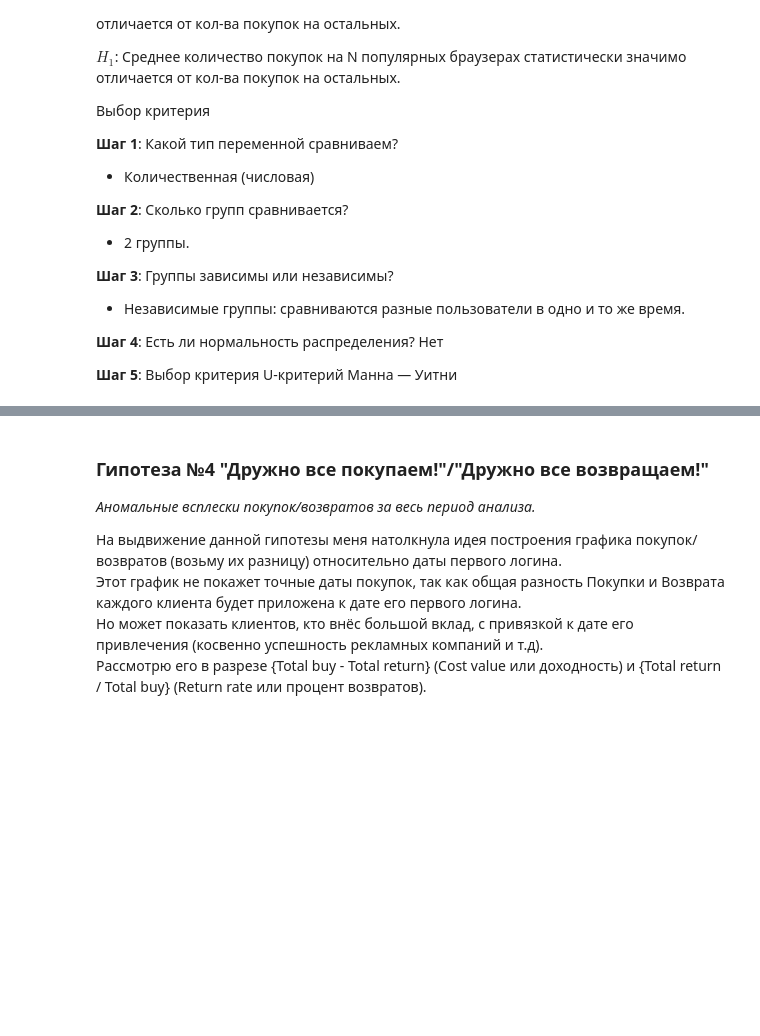
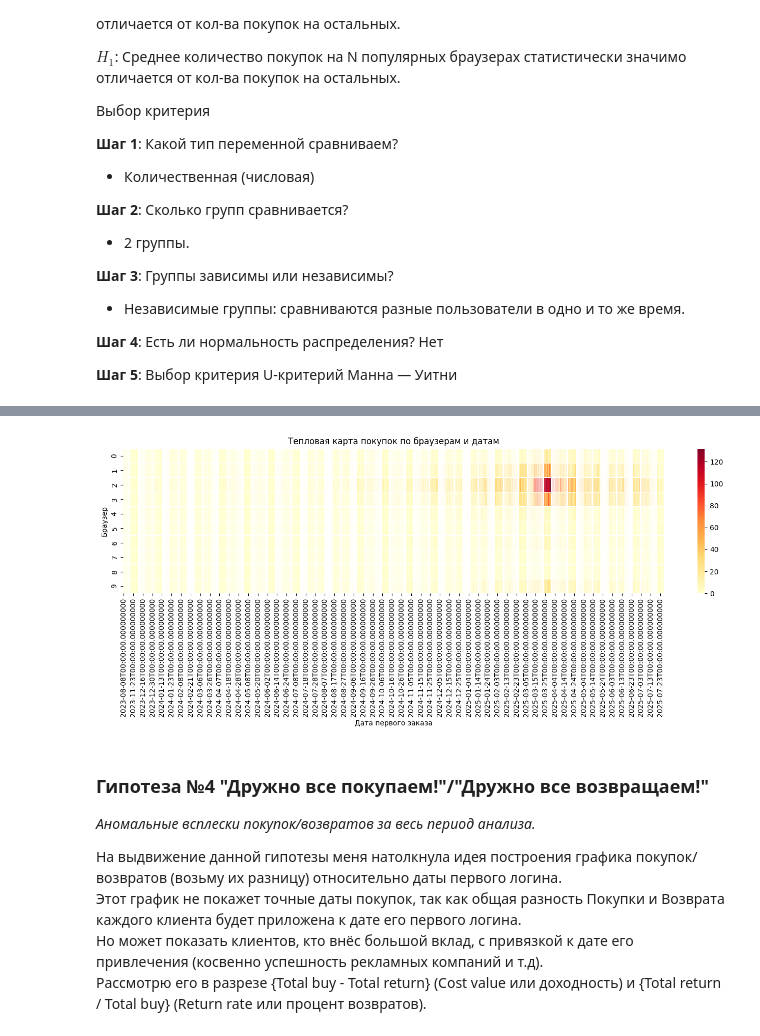
Before and after one commit to Lilya-te/DS-workshop2025, a Jupyter notebook: Checkpoint2_team1.ipynb, the cells around one changed output, grey strips where cells are left out. Cells and saved outputs as stored; diff of their text form; code cells hidden in the pictures; blank space fills up the shorter version.

Commit message:
heatmap

```diff
--- a/Checkpoint2_team1.ipynb
+++ b/Checkpoint2_team1.ipynb
@@ -553,3 +561,29 @@ for N in [1,2,3]:
+# %%
+heatmap_df = (
+    df_enriched_3[df_enriched_3["browser"] < 10].pivot_table(
+        index='browser',
+        columns='first_buy',
+        values='purchase_count',
+        aggfunc='sum',
+        fill_value=0
+    )
+)
+plt.figure(figsize=(14, 6))
+
+sns.heatmap(
+    heatmap_df,
+    cmap='YlOrRd',
+    linewidths=0.5
+)
+
+plt.xlabel('Дата первого заказа')
+plt.ylabel('Браузер')
+plt.title('Тепловая карта покупок по браузерам и датам')
+
+plt.tight_layout()
+plt.show()
+# %% [output]
+[figure, added]
 # %% [markdown]
 ### Гипотеза №4 "Дружно все покупаем!"/"Дружно все возвращаем!"
 _Аномальные всплески покупок/возвратов за весь период анализа._
```
Also changed, not shown: parts of 2 cells of this notebook.
